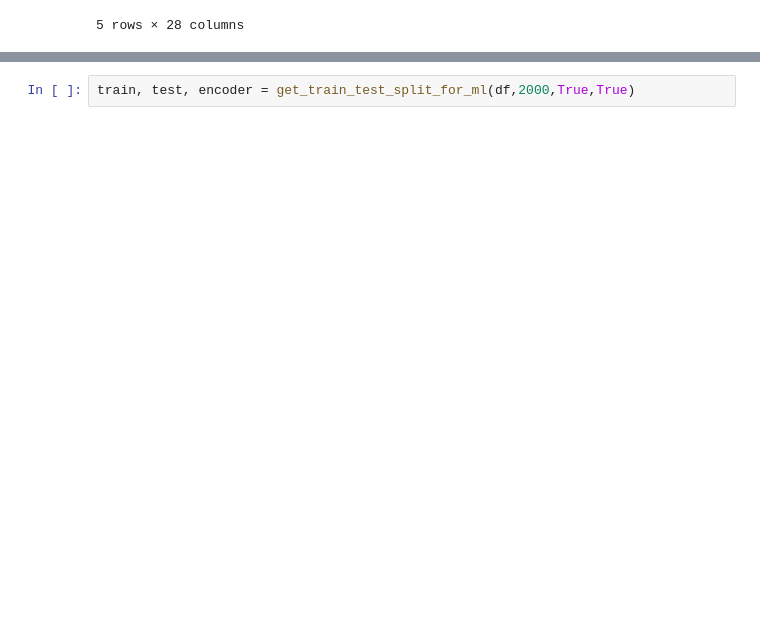
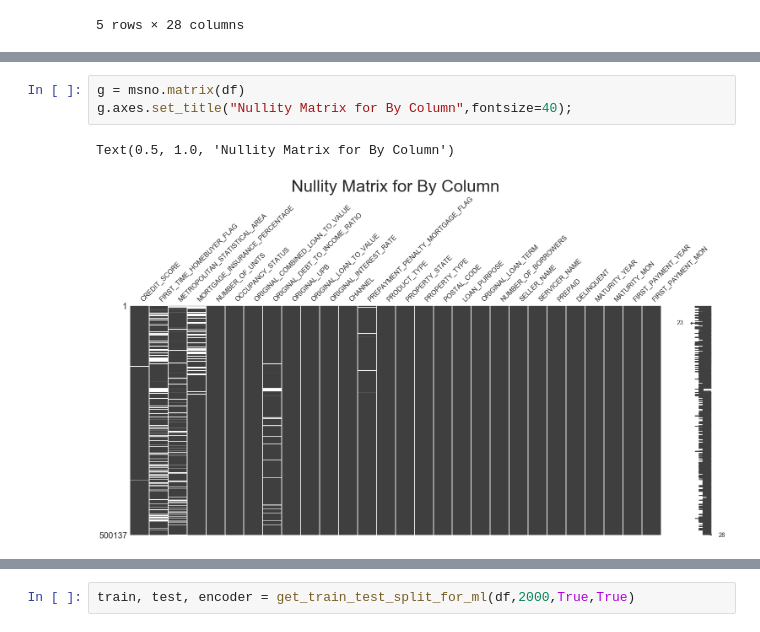
Before and after one commit to Rajashow/hippity-hoppity-your-data-is-my-property, a Jupyter notebook: Housing.ipynb, the cells around one changed output, grey strips where cells are left out. Saved outputs shown, nothing was run; the diff lists cells and outputs as text; blank space fills up the shorter version.

```diff
--- a/Housing.ipynb
+++ b/Housing.ipynb
@@ -80,0 +146,6 @@ msno.matrix(df),msno.heatmap(df)
+# %%
+g = msno.matrix(df)
+g.axes.set_title("Nullity Matrix for By Column",fontsize=40);
+# %% [output]
+Text(0.5, 1.0, 'Nullity Matrix for By Column')
+[figure, added]
```
Also changed, not shown: parts of 25 cells of this notebook.
